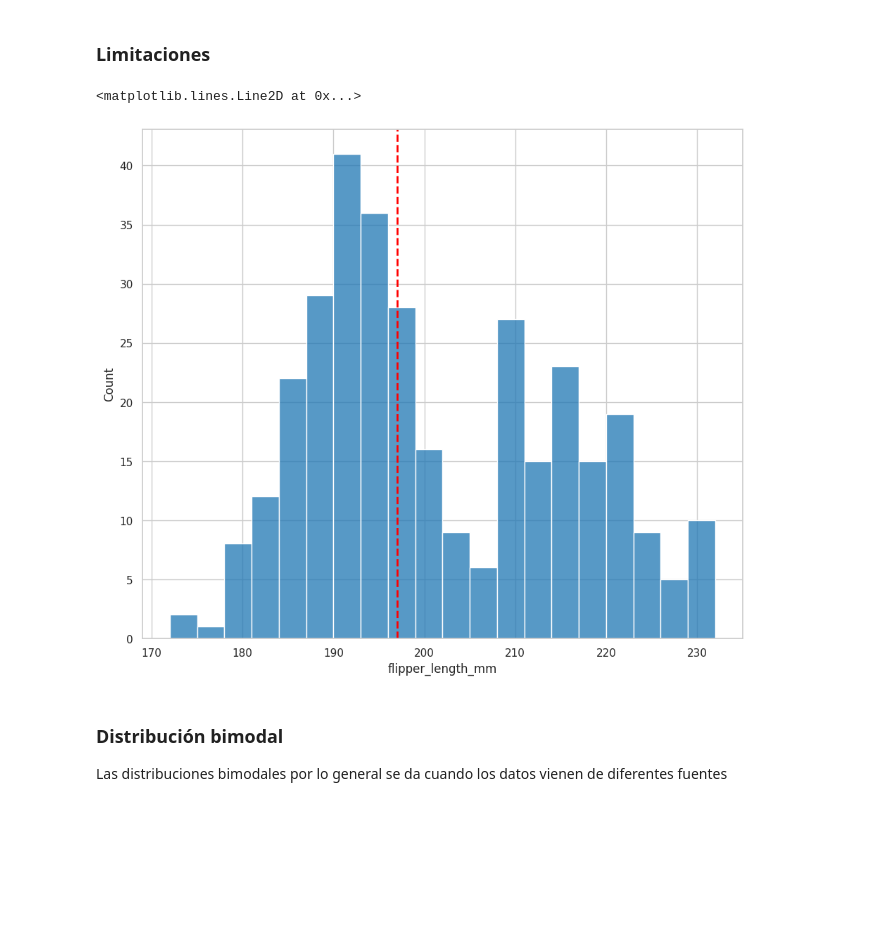
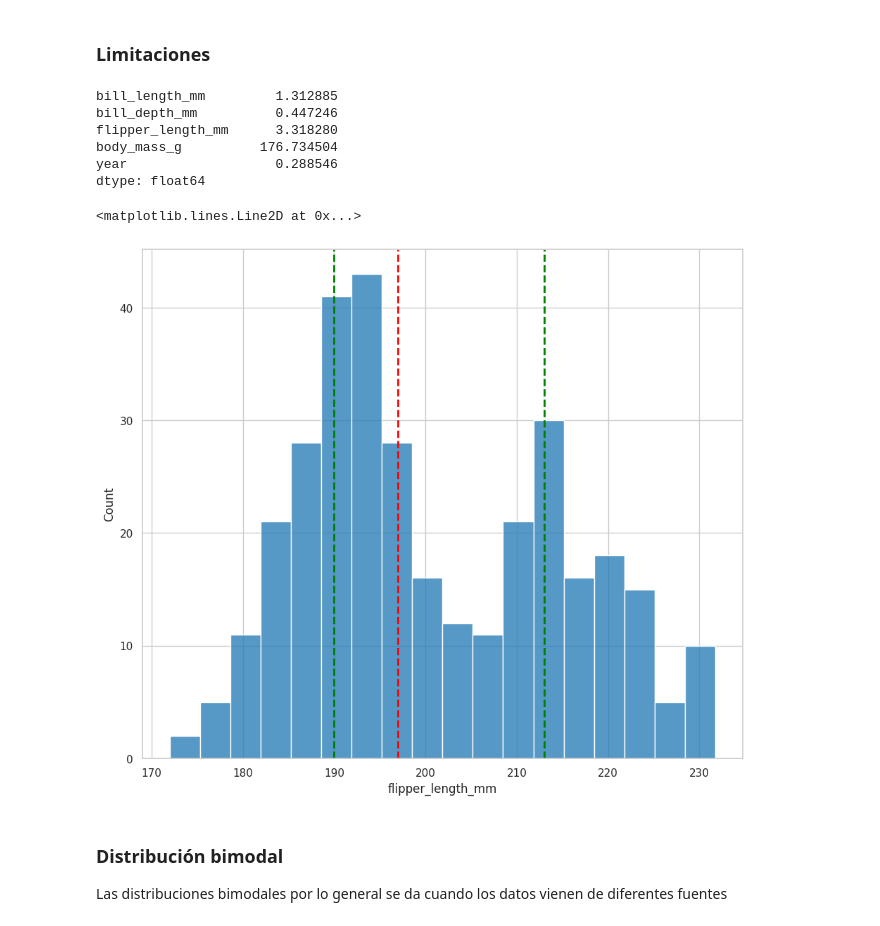
Before and after one commit to jariel17/curso-analisis-exploratorio-de-datos, a Jupyter notebook: 01-conociendo-nuestros-datos.ipynb, the cells around one changed output. Saved outputs shown, nothing was run; the diff lists cells and outputs as text; code cells hidden in the pictures; blank space fills up the shorter version.

Commit message:
Add data to the histogram

```diff
--- a/01-conociendo-nuestros-datos.ipynb
+++ b/01-conociendo-nuestros-datos.ipynb
@@ -764,22 +789,46 @@ def freedman_diaconis_bindwidth(x: pd.Series) -> float:
     N = x.size
 
     return 2 * IQR / N ** (1 / 3)
+# %%
+s = freedman_diaconis_bindwidth(processed_penguins_df)
+s
+# %% [output]
+bill_length_mm         1.312885
+bill_depth_mm          0.447246
+flipper_length_mm      3.318280
+body_mass_g          176.734504
+year                   0.288546
+dtype: float64
 # %%
 sns.histplot(
     data=processed_penguins_df,
     x='flipper_length_mm',
-    binwidth=3
+    binwidth=3.3182
 )
 
 plt.axvline(
     x=processed_penguins_df.flipper_length_mm.median(),
     color='red',
     linestyle='dashed',
     linewidth='2'
 )
+
+plt.axvline(
+    x=processed_penguins_df.flipper_length_mm.quantile(0.25),
+    color='green',
+    linestyle='dashed',
+    linewidth='2'
+)
+
+plt.axvline(
+    x=processed_penguins_df.flipper_length_mm.quantile(0.75),
+    color='green',
+    linestyle='dashed',
+    linewidth='2'
+)
 # %% [output]
 <matplotlib.lines.Line2D at 0x...>
-[figure, old version]
+[figure, new version]
 # %% [markdown]
 ### Distribución bimodal
 Las distribuciones bimodales por lo general se da cuando los datos vienen de diferentes fuentes
```
Also changed, not shown: parts of 6 cells of this notebook.
